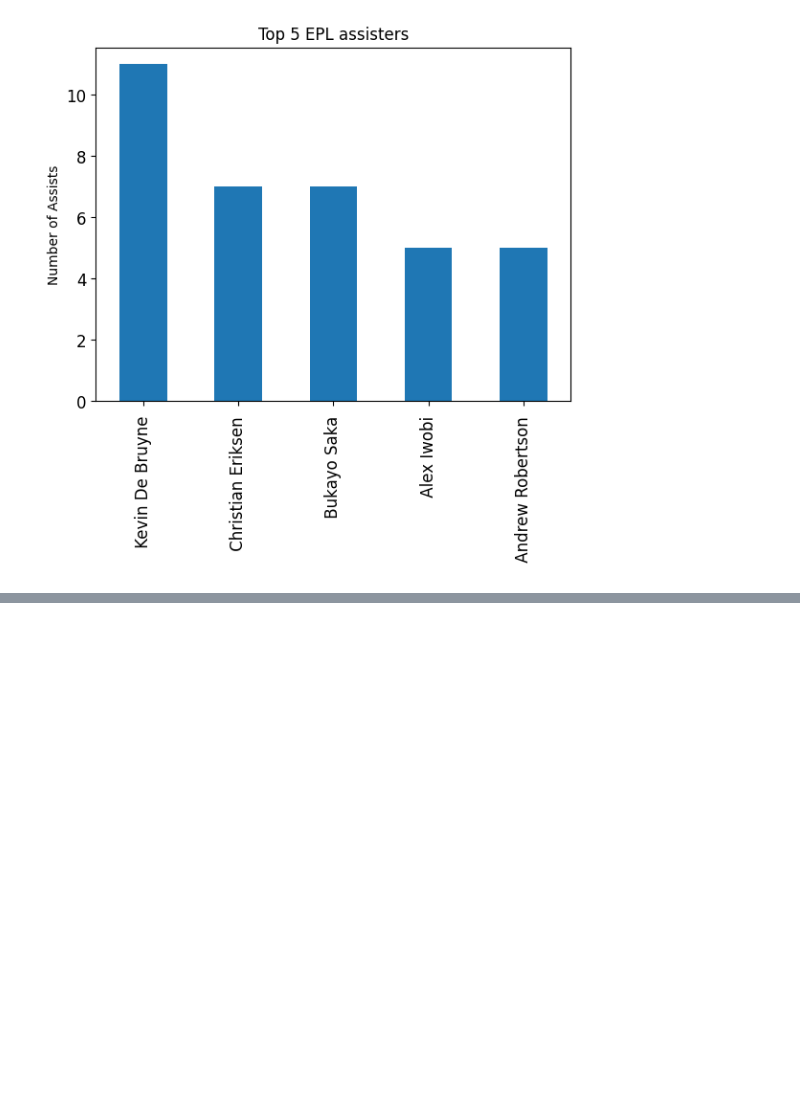
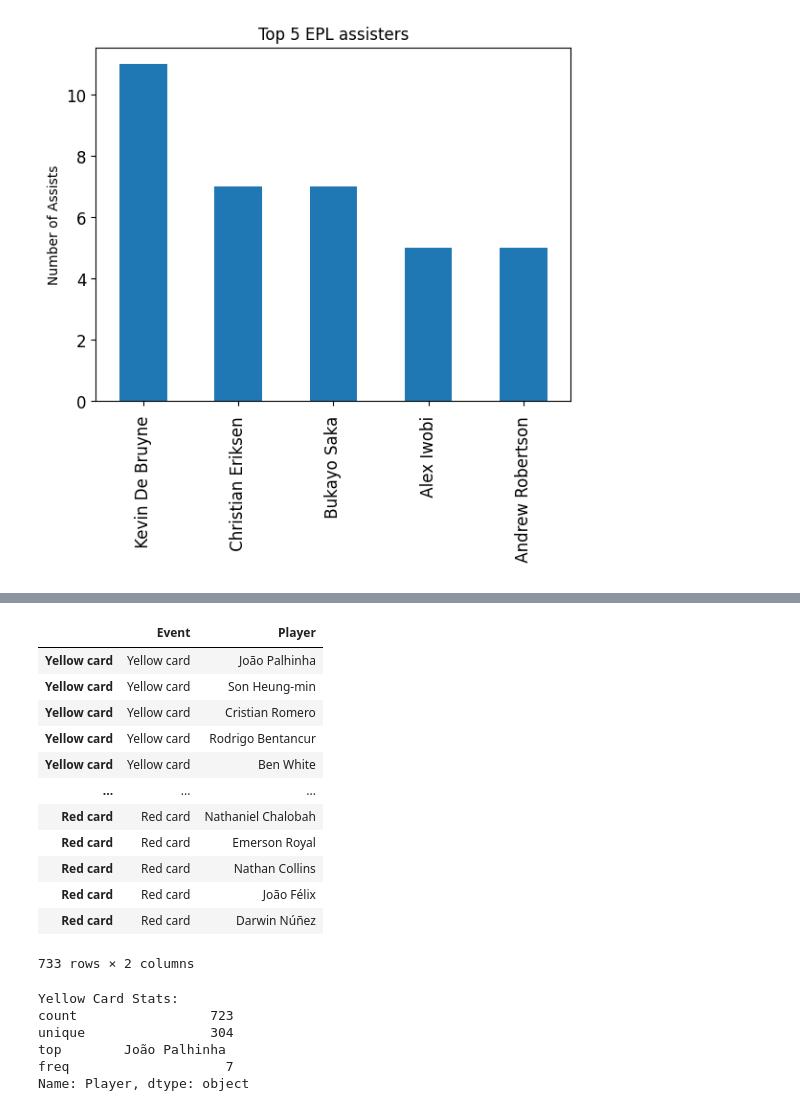
Before and after one commit to Azaya89/English-premier-league-stats-22-23, a Jupyter notebook: Premier_League_22-23.ipynb, the cells around one changed output, grey strips where cells are left out. Saved outputs shown, nothing was run; the diff lists cells and outputs as text; code cells hidden in the pictures; blank space fills up the shorter version.

```diff
--- a/Premier_League_22-23.ipynb
+++ b/Premier_League_22-23.ipynb
@@ -161,0 +293,30 @@ assists[:5].plot.bar(title='Top 5 EPL assisters',
+# %%
+#Rename the columns on the cards table
+new_cards = tweak_cols(cards, 'Player')
+new_cards
+# %% [output]
+|  | Event | Player |
+| Yellow card | Yellow card | João Palhinha |
+| Yellow card | Yellow card | Son Heung-min |
+| Yellow card | Yellow card | Cristian Romero |
+| Yellow card | Yellow card | Rodrigo Bentancur |
+| Yellow card | Yellow card | Ben White |
+| ... | ... | ... |
+| Red card | Red card | Nathaniel Chalobah |
+| Red card | Red card | Emerson Royal |
+| Red card | Red card | Nathan Collins |
+| Red card | Red card | João Félix |
+| Red card | Red card | Darwin Núñez |
+733 rows × 2 columns
+# %%
+#Create variable for yellow cards only and get insights from it
+yellows = new_cards.loc['Yellow card', 'Player']
+
+print(f"Yellow Card Stats:\n{yellows.describe()}")
+# %% [output]
+Yellow Card Stats:
+count                 723
+unique                304
+top        João Palhinha
+freq                    7
+Name: Player, dtype: object
```
Also changed, not shown: parts of 24 cells of this notebook.
